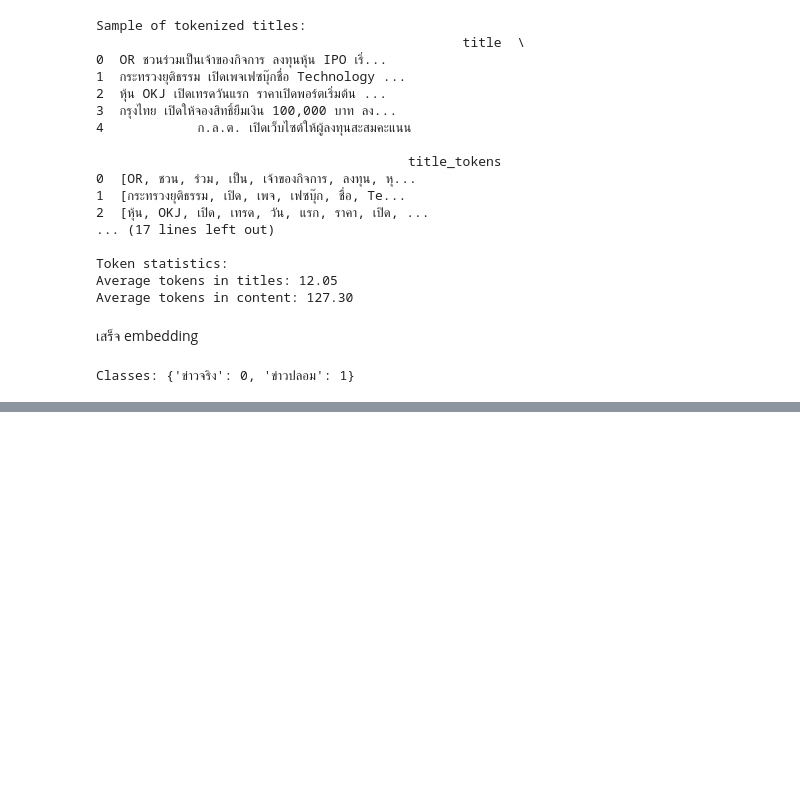
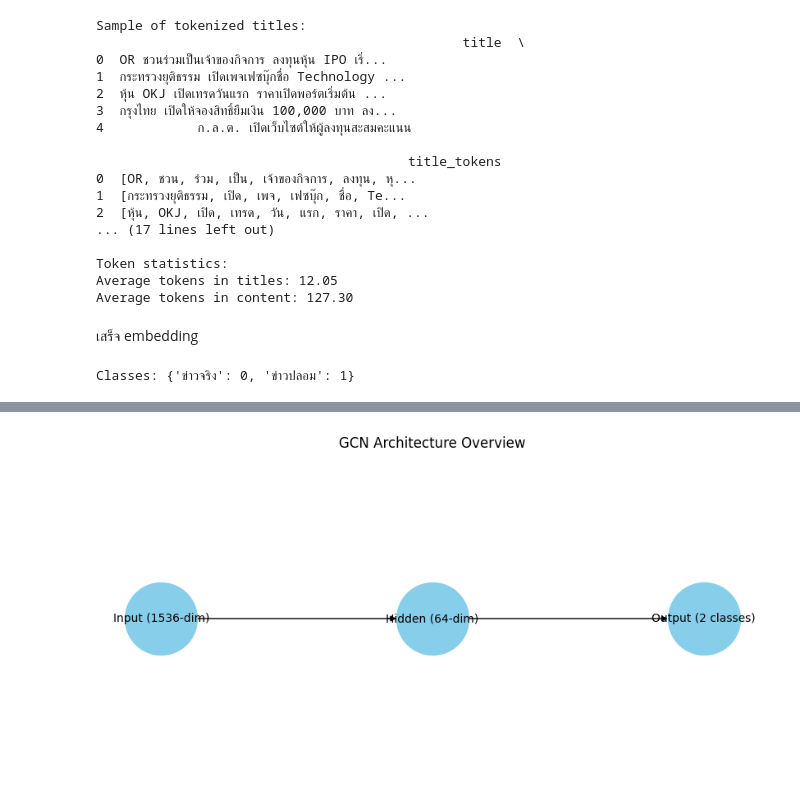
Before and after one commit to TtPeeraphat/Project_Thaifakenews, a Jupyter notebook: main.ipynb, the cells around one changed output, grey strips where cells are left out. Saved outputs shown, nothing was run; the diff lists cells and outputs as text; code cells hidden in the pictures; blank space fills up the shorter version.

```diff
--- a/main.ipynb
+++ b/main.ipynb
@@ -336,0 +462,28 @@ Test Acc: 0.8750 | Test F1-macro: 0.8333
+# %%
+# ----- วาดโครงสร้าง GCN -----
+G = nx.DiGraph()
+
+# Layer nodes
+layers = {
+    "Input (1536-dim)": (0, 2),
+    "Hidden (64-dim)": (1, 2),
+    "Output (2 classes)": (2, 2)
+}
+
+# เพิ่มโหนด
+for layer, pos in layers.items():
+    G.add_node(layer, pos=pos)
+
+# เพิ่ม edge
+G.add_edge("Input (1536-dim)", "Hidden (64-dim)")
+G.add_edge("Hidden (64-dim)", "Output (2 classes)")
+
+# วาด
+pos = nx.get_node_attributes(G, 'pos')
+plt.figure(figsize=(8,4))
+nx.draw(G, pos, with_labels=True, node_size=4000,
+        node_color="skyblue", font_size=10, arrows=True)
+plt.title("GCN Architecture Overview")
+plt.show()
+# %% [output]
+[figure, added]
```
Also changed, not shown: parts of 9 cells of this notebook, 1 other file.
